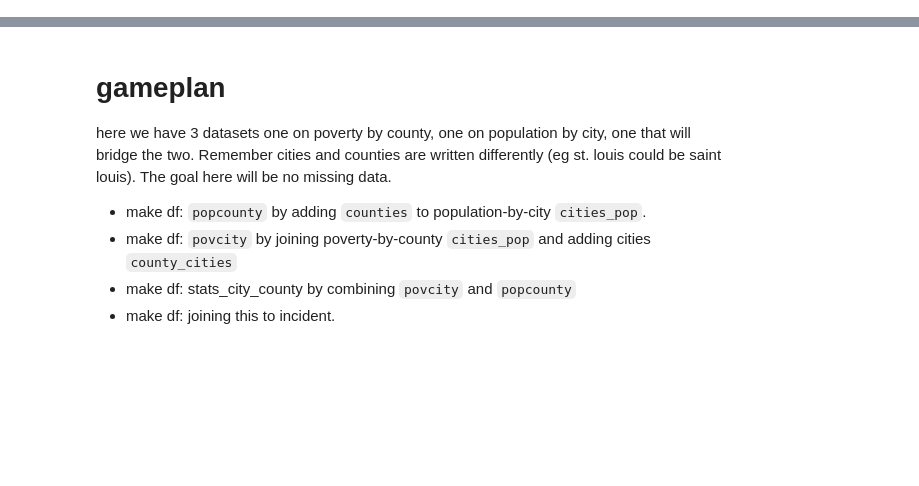
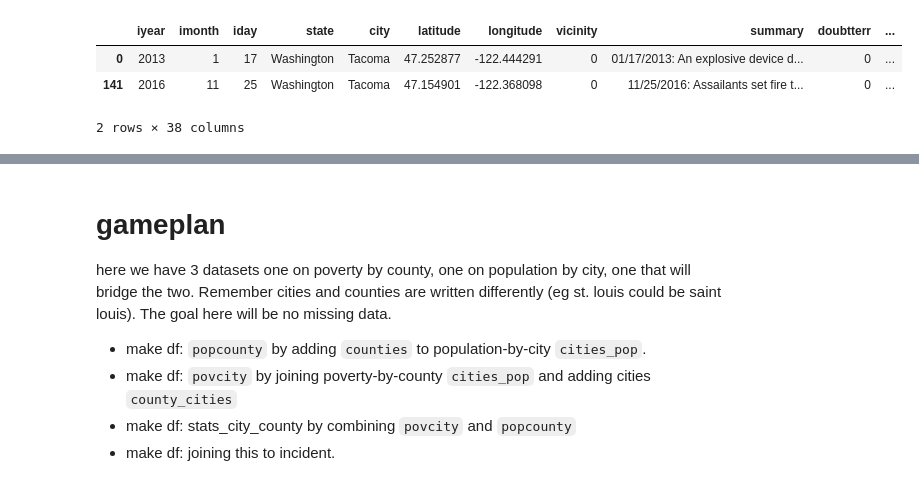
Before and after one commit to despresj/pythonChallenges, a Jupyter notebook: data_cleaning_challenge/first-midterm-despresj/joining.ipynb, the cells around one changed output, grey strips where cells are left out. Saved outputs shown, nothing was run; the diff lists cells and outputs as text; code cells hidden in the pictures; blank space fills up the shorter version.

```diff
--- a/data_cleaning_challenge/first-midterm-despresj/joining.ipynb
+++ b/data_cleaning_challenge/first-midterm-despresj/joining.ipynb
@@ -17,0 +52,7 @@ gtd = gtd.rename(columns = {'provstate': 'state'})
+# %%
+city_finder(gtd, 'tac')
+# %% [output]
+|  | iyear | imonth | iday | state | city | latitude | longitude | vicinity | summary | doubtterr | ... |
+| 0 | 2013 | 1 | 17 | Washington | Tacoma | 47.252877 | -122.444291 | 0 | 01/17/2013: An explosive device d... | 0 | ... |
+| 141 | 2016 | 11 | 25 | Washington | Tacoma | 47.154901 | -122.368098 | 0 | 11/25/2016: Assailants set fire t... | 0 | ... |
+2 rows × 38 columns
```
Also changed, not shown: parts of 19 cells of this notebook.
